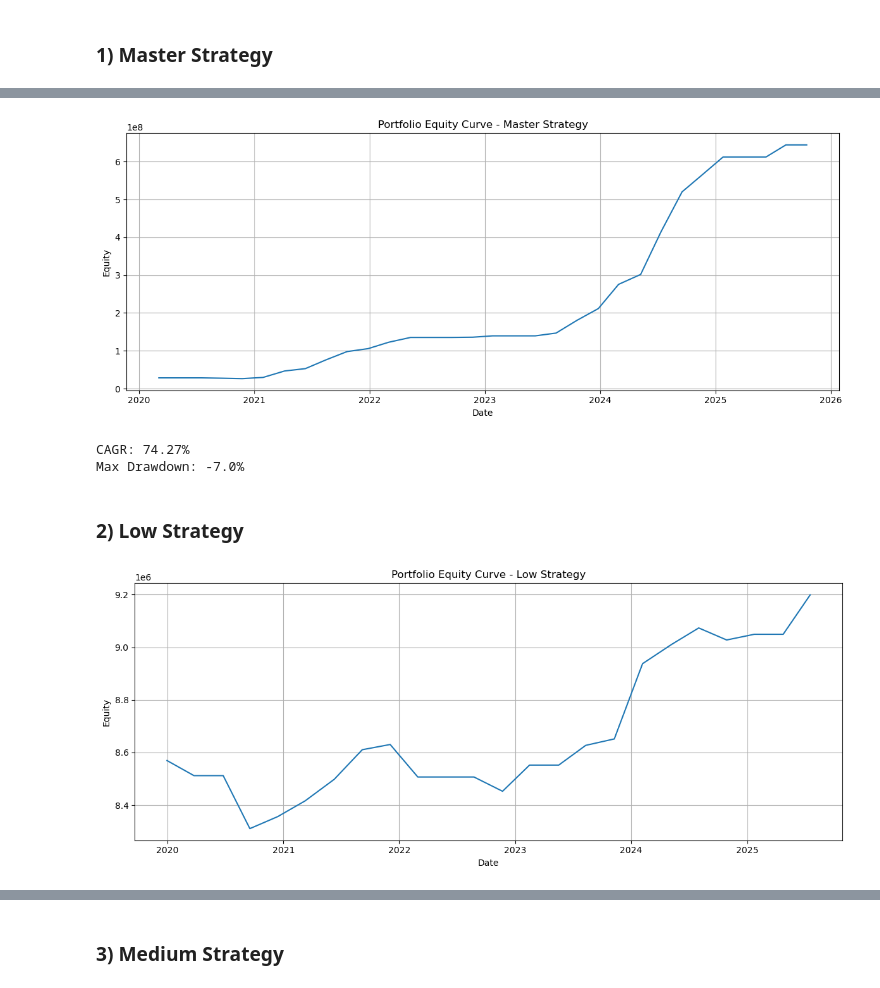
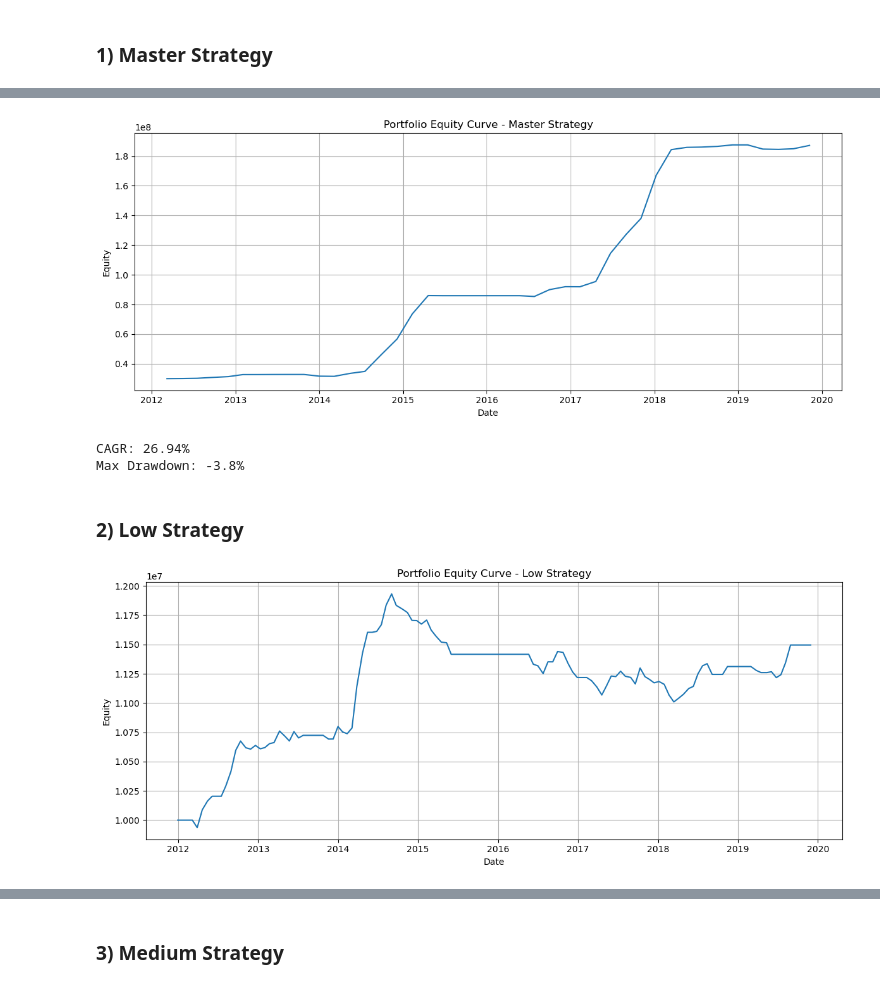
Before and after one commit to jagan010101/algo-trading, a Jupyter notebook: Algo Trading.ipynb, the cells around one changed output, grey strips where cells are left out. Saved outputs shown, nothing was run; the diff lists cells and outputs as text; code cells hidden in the pictures.

```diff
--- a/Algo Trading.ipynb
+++ b/Algo Trading.ipynb
@@ -1418,13 +1425,16 @@ def backtest_low_strategy(df_backtest, index_df, iteration_start_date, capital):
     # Build a dictionary of dataframes with the keys being the stock names and the values being the corresponding dataframes
     df_by_symbol = {}
 
-    for symbol, g in df_backtest.groupby("Symbol"):
-        g = g.sort_values("Date").copy()
-        g["Date"] = pd.to_datetime(g["Date"])
-        g = g.drop_duplicates(subset = "Date", keep = "last")
-        g = g.set_index("Date")[["Open","High","Low","Close","Volume"]]
-        g = g.sort_index()
-        df_by_symbol[symbol] = g
+    # for symbol, g in df_backtest.groupby("Symbol"):
+    #     g = g.sort_values("Date").copy()
+    #     g["Date"] = pd.to_datetime(g["Date"])
+    #     g = g.drop_duplicates(subset = "Date", keep = "last")
+    #     g = g.set_index("Date")[["Open","High","Low","Close","Volume"]]
+    #     g = g.sort_index()
+    #     df_by_symbol[symbol] = g
+
+    # Build a dictionary of dataframes with the keys being the stock names and the values being the corresponding dataframes
+    df_by_symbol = {symbol: g.sort_values("Date") for symbol, g in df_backtest.groupby("Symbol")}
 
 
     # Start iterations
@@ -1461,8 +1471,8 @@ def backtest_low_strategy(df_backtest, index_df, iteration_start_date, capital):
         # Require that data is available throughout the lookback period
         df_dict = {s: g for s, g in df_dict.items() if len(g) >= lookback}
 
-        for symbol in df_dict:
-            df_dict[symbol] = df_dict[symbol].sort_index()
+        # for symbol in df_dict:
+        #     df_dict[symbol] = df_dict[symbol].sort_index()
 
 
         # Filter the universe to exclude illiquid and highly volatile stocks
@@ -1482,10 +1492,14 @@ def backtest_low_strategy(df_backtest, index_df, iteration_start_date, capital):
             df_dict[symbol].index = pd.to_datetime(df_dict[symbol].index)
 
 
+        # Calculating breadth using the function defined earlier
+        # breadth_df = row_breadth(df_dict)
+
         # Select the top 20 stocks based on the conditions defined before
         selected_stocks = low_select_stocks(df_dict, lookback)
 
         # Validate the trade signal generated with the trend in the NIFTY index. Go short/ long based on market conditions
+        # regime = low_market_regime(index_df, breadth_df, cutoff_date)
         regime = low_market_regime(index_df, cutoff_date)
 
 
@@ -1526,8 +1540,11 @@ def backtest_low_strategy(df_backtest, index_df, iteration_start_date, capital):
 
             df_selected_stock = df_by_symbol[stock]
 
-            history_dates = df_selected_stock.index.isin(lookback_dates)
-            future_dates  = df_selected_stock.index.isin(window_dates)
+            # history_dates = df_selected_stock.index.isin(lookback_dates)
+            # future_dates  = df_selected_stock.index.isin(window_dates)
+
+            history_dates = df_selected_stock["Date"].isin(lookback_dates)
+            future_dates  = df_selected_stock["Date"].isin(window_dates)
 
             # No data to run the iteration and therefore skip
             if future_dates.sum() == 0:
@@ -2245,6 +2263,9 @@ df_backtest = df_backtest.sort_values(["Symbol", "Date"]).reset_index(drop = Tru
 
 # Ensuring that there are no duplicate rows
 df_backtest = df_backtest.drop_duplicates(subset = ["Symbol", "Date"])
+
+# Ensuing that test data does not overflow into the train data
+train_df_backtest = df_backtest[df_backtest["Date"] < test_start_date].copy()
 # %% [markdown]
 ### 1) Master Strategy
 # %%
@@ -2256,10 +2291,10 @@ train_master_equity_curve = run_master_strategy(df = df_backtest,
 # %%
-equity_df = pd.DataFrame(train_master_equity_curve, columns = ["Date", "Equity"])
-equity_df = equity_df.sort_values("Date")
-equity_df.set_index("Date", inplace = True)
+train_low_results = pd.DataFrame(train_master_equity_curve, columns = ["Date", "Equity"])
+train_low_results = train_low_results.sort_values("Date")
+train_low_results.set_index("Date", inplace = True)
 
 plt.figure(figsize = (12,5))
-plt.plot(equity_df.index, equity_df["Equity"])
+plt.plot(train_low_results.index, train_low_results["Equity"])
 
 plt.title("Portfolio Equity Curve - Master Strategy")
 plt.xlabel("Date")
@@ -2270,46 +2305,46 @@ plt.grid(True)
 plt.tight_layout()
 plt.show()
 # %% [output]
-[figure, old version]
+[figure, new version]
 # %%
-start_val = equity_df["Equity"].iloc[0]
-end_val   = equity_df["Equity"].iloc[-1]
+start_val = train_low_results["Equity"].iloc[0]
+end_val   = train_low_results["Equity"].iloc[-1]
 
-years = (equity_df.index[-1] - equity_df.index[0]).days / 365
+years = (train_low_results.index[-1] - train_low_results.index[0]).days / 365
 CAGR = round(100 * ((end_val / start_val) ** (1/ years) - 1), 2)
 
-running_max = equity_df["Equity"].cummax()
-drawdown = (equity_df["Equity"] - running_max) / running_max
+running_max = train_low_results["Equity"].cummax()
+drawdown = (train_low_results["Equity"] - running_max) / running_max
 max_dd = drawdown.min()
 
 print(f"CAGR: {CAGR}%")
 print(f"Max Drawdown: {round(100 * max_dd, 1)}%")
 # %% [output]
-CAGR: 74.27%
-Max Drawdown: -7.0%
+CAGR: 26.94%
+Max Drawdown: -3.8%
 # %% [markdown]
 ### 2) Low Strategy
 # %%
-train_equity_low = backtest_low_strategy(df_backtest,
+train_equity_low = backtest_low_strategy(train_df_backtest,
                                          index_df,
                                          train_start_date,
                                          capital = 1_00_00_000)
 # %%
-equity_df = pd.DataFrame(train_equity_low, columns = ["Date", "Equity"])
-equity_df = equity_df.sort_values("Date")
-equity_df.set_index("Date", inplace = True)
+train_low_results = pd.DataFrame(train_equity_low, columns = ["Date", "Equity"])
+train_low_results = train_low_results.sort_values("Date")
+train_low_results.set_index("Date", inplace = True)
 
 plt.figure(figsize = (12,5))
-plt.plot(equity_df.index, equity_df["Equity"])
+plt.plot(train_low_results.index, train_low_results["Equity"])
 
 plt.title("Portfolio Equity Curve - Low Strategy")
 plt.xlabel("Date")
 plt.ylabel("Equity")
 
 plt.grid(True)
 
 plt.tight_layout()
 plt.show()
 # %% [output]
-[figure, old version]
+[figure, new version]
 # %%
```
Also changed, not shown: parts of 27 cells of this notebook.
